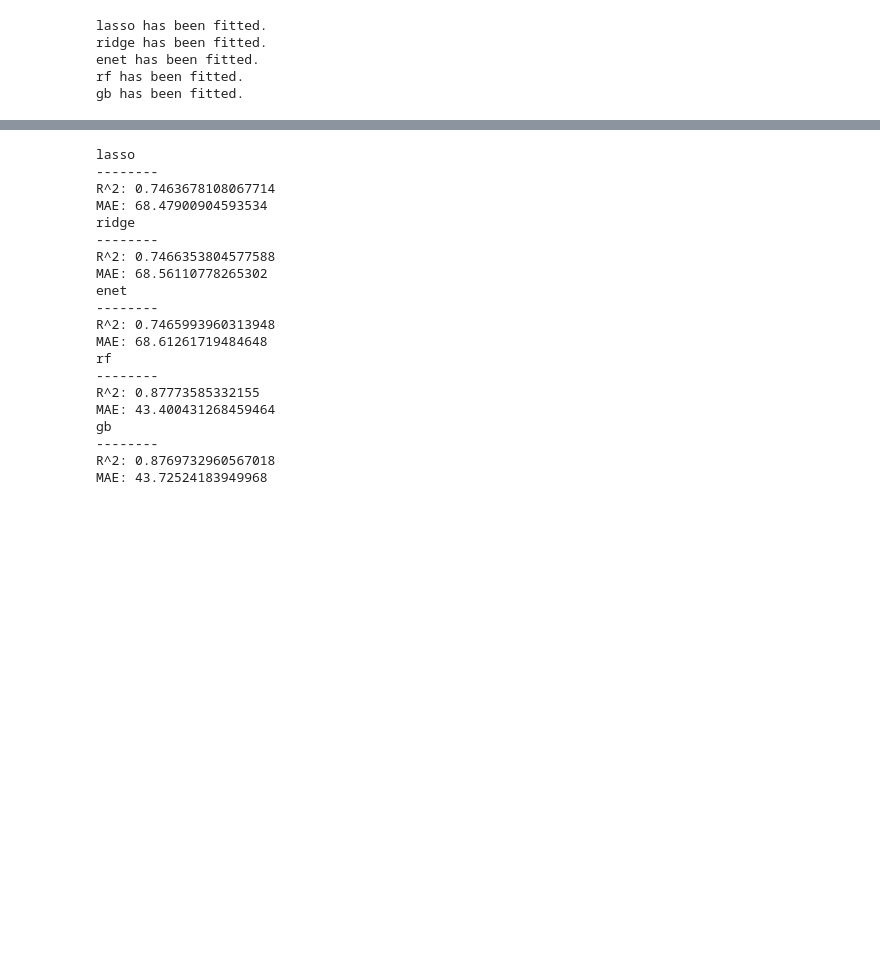
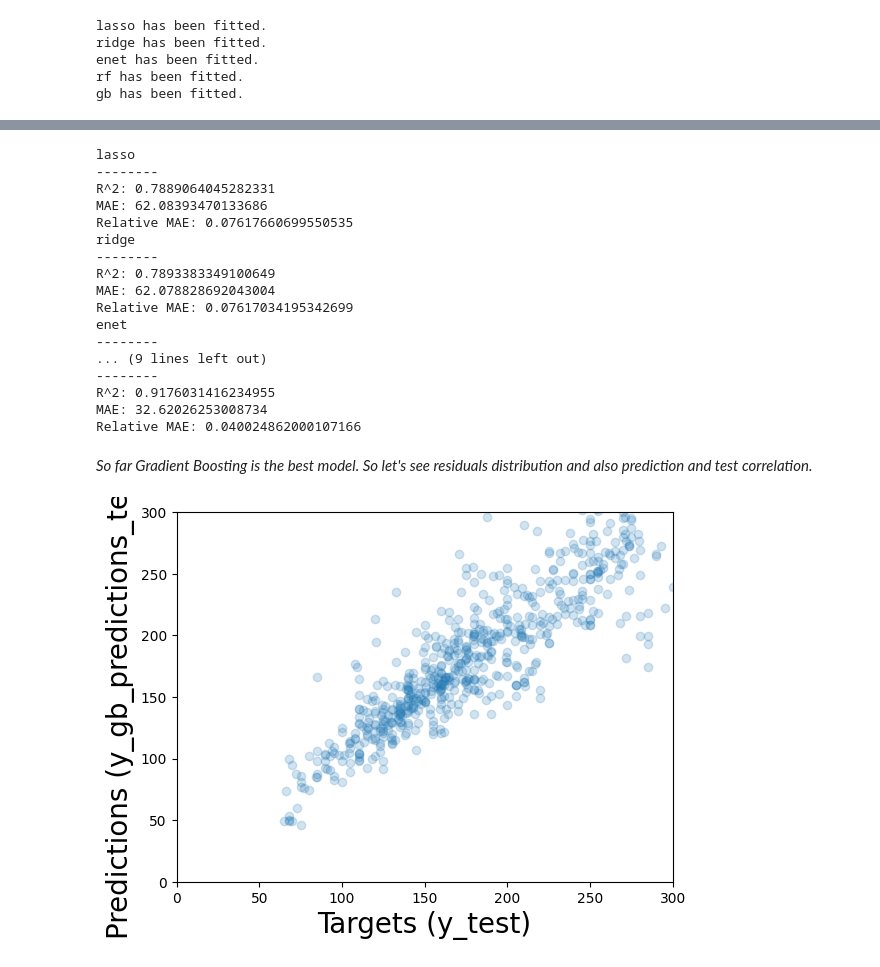
Before and after one commit to barsboldintern/TestProject, a Jupyter notebook: scraping/TrainingModule.ipynb, the cells around one changed output, grey strips where cells are left out. Cells and saved outputs as stored; diff of their text form; code cells hidden in the pictures; blank space fills up the shorter version.

```diff
--- a/scraping/TrainingModule.ipynb
+++ b/scraping/TrainingModule.ipynb
@@ -157,31 +234,31 @@ Test Accuracy     = 0.8225036517570986
 # %%
 # lasso hyperparameters
 lasso_hyperparameters = {
-    'lasso__alpha' : [0.001, 0.005, 0.01, 0.05, 0.1, 0.5, 1, 5, 10]
+    'lasso__alpha' : [0.1, 0.2, 1, 2, 10, 20, 100, 200]
 }
 
 # ridge hyperparameters
 ridge_hyperparameters = {
-    'ridge__alpha' : [0.001, 0.005, 0.01, 0.05, 0.1, 0.5, 1, 5, 10]
+    'ridge__alpha' : [0.1, 0.2, 1, 2, 10, 20, 100, 200]
 }
 
 # elastic net hyperparameters
 enet_hyperparameters = {
-    'elasticnet__alpha' : [0.001, 0.005, 0.01, 0.05, 0.1, 0.5, 1, 5, 10],
+    'elasticnet__alpha' : [0.1, 0.2, 1, 2, 10, 20, 100, 200],
     'elasticnet__l1_ratio' : [0.1, 0.3, 0.5, 0.7, 0.9]
 }
 
 # random forest hyperparameters
 rf_hyperparameters = {
-    'randomforestregressor__n_estimators' : [100, 200],
-    'randomforestregressor__max_features' : ['auto', 'sqrt', 0.33]
+    'randomforestregressor__n_estimators' : [200, 400],
+    'randomforestregressor__max_features' : [None, 'sqrt', 0.33]
 }
 
 # gradient boost hyperparameters
 gb_hyperparameters = {
-    'gradientboostingregressor__n_estimators': [100, 200],
-    'gradientboostingregressor__learning_rate' : [0.05, 0.1, 0.2],
-    'gradientboostingregressor__max_depth' : [1, 3, 5]
+    'gradientboostingregressor__n_estimators': [400, 500, 600],
+    'gradientboostingregressor__learning_rate' : [0.1, 0.2, 1],
+    'gradientboostingregressor__max_depth' : [4, 6, 8],
 }
 # %%
 hyperparameters = {
@@ -189,7 +266,7 @@ hyperparameters = {
     'gb' : gb_hyperparameters,
     'lasso' : lasso_hyperparameters,
     'ridge' : ridge_hyperparameters,
-    'enet' : enet_hyperparameters
+    'enet' : enet_hyperparameters,
 }
 # %%
 from sklearn.model_selection import GridSearchCV
@@ -198,7 +275,7 @@ fitted_models = {}
 
 for name, pipeline in pipelines.items():
     # create cross-validation object
-    model = GridSearchCV(pipeline, hyperparameters[name], cv=10, n_jobs=-1)
+    model = GridSearchCV(pipeline, hyperparameters[name], cv=10, n_jobs=-1, error_score='raise')
 
     # fite model on X_train, y_train
     model.fit(X_train, y_train)
@@ -266,25 +326,42 @@ for name, model in fitted_models.items():
     print(name)
     print('--------')
     print('R^2:', r2_score(y_test, pred))
+    range_of_target = np.max(y_test) - np.min(y_test)
+    relative_mae = mean_absolute_error(y_test,pred) / range_of_target
     print('MAE:', mean_absolute_error(y_test, pred))
+    print('Relative MAE:', relative_mae)
 # %% [output]
 lasso
 --------
-R^2: 0.7463678108067714
-MAE: 68.47900904593534
+R^2: 0.7889064045282331
+MAE: 62.08393470133686
+Relative MAE: 0.07617660699550535
 ridge
 --------
-R^2: 0.7466353804577588
-MAE: 68.56110778265302
+R^2: 0.7893383349100649
+MAE: 62.078828692043004
+Relative MAE: 0.07617034195342699
 enet
 --------
-R^2: 0.7465993960313948
-MAE: 68.61261719484648
-rf
+... (9 lines left out)
 --------
-R^2: 0.87773585332155
-MAE: 43.400431268459464
-gb
---------
-R^2: 0.8769732960567018
-MAE: 43.72524183949968
+R^2: 0.9176031416234955
+MAE: 32.62026253008734
+Relative MAE: 0.040024862000107166
+# %% [markdown]
+*So far Gradient Boosting is the best model. So let's see residuals distribution and also prediction and test correlation.*
+# %%
+gbmodel = None
+for name, model in fitted_models.items():
+    if name == 'gb':
+        gbmodel = model
+        break
+pred = gbmodel.predict(X_test)
+plt.scatter(y_test, pred, alpha=0.2)
+plt.xlabel('Targets (y_test)', size=20)
+plt.ylabel('Predictions (y_gb_predictions_test)', size=20)
+plt.xlim(0, 300)
+plt.ylim(0, 300)
+plt.show()
+# %% [output]
+[figure, added]
```
Also changed, not shown: parts of 43 cells of this notebook, 19 other files.
